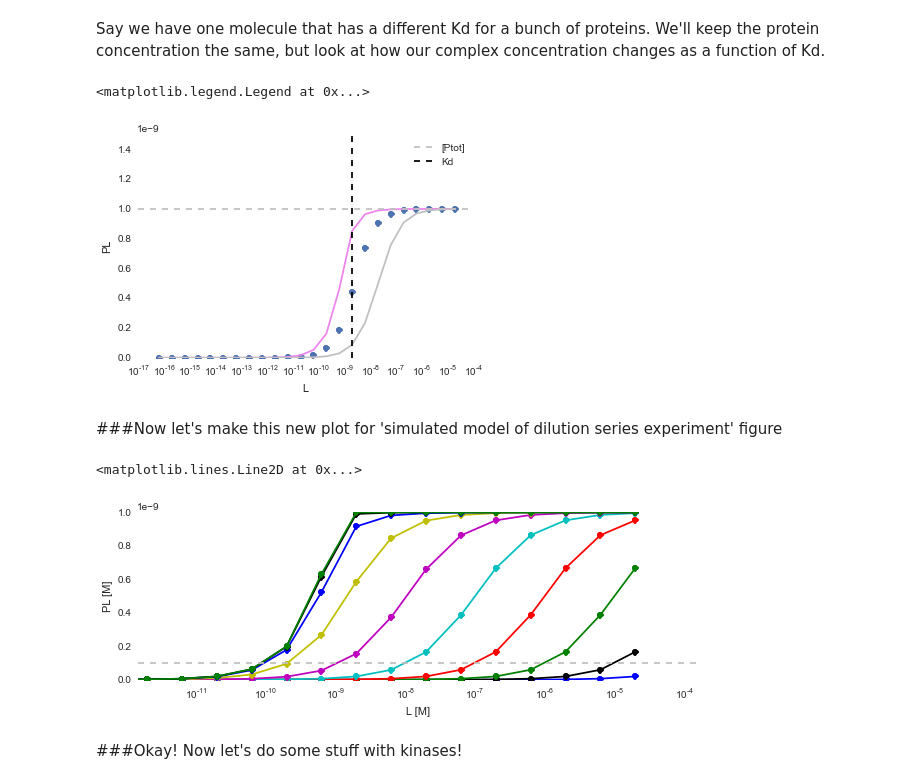
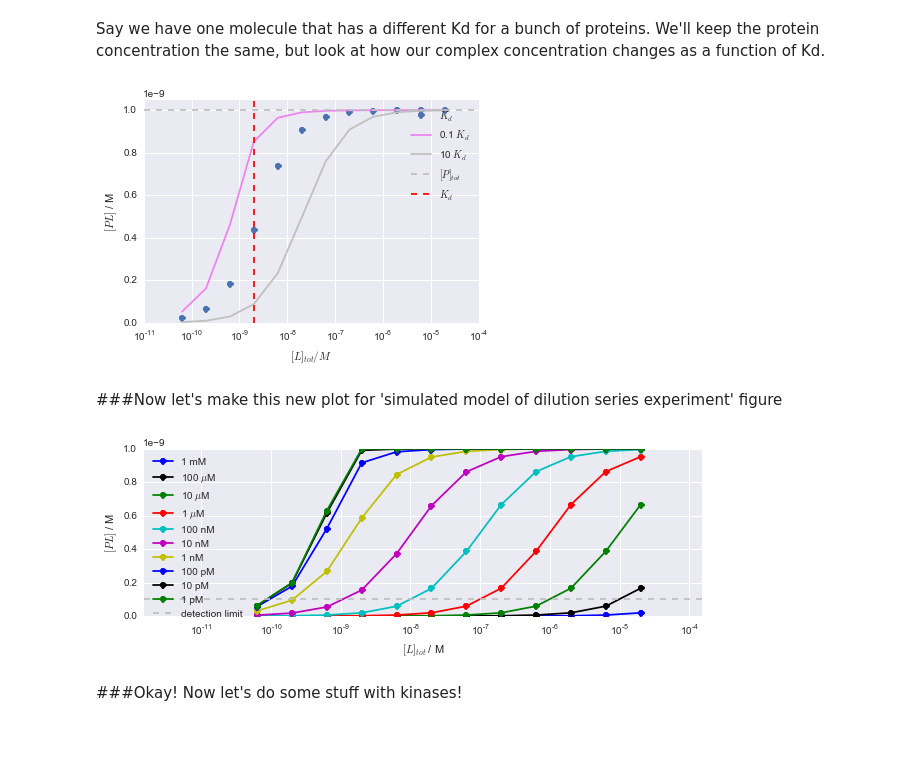
Before and after one commit to choderalab/assaytools, a Jupyter notebook: examples/binding-assay-modeling/Just Modeling - Two Component Binding.ipynb, the cells around one changed output. Drawn from its saved outputs; the diff is of its cells as text; code cells hidden in the pictures; blank space fills up the shorter version.

```diff
--- a/examples/binding-assay-modeling/Just Modeling - Two Component Binding.ipynb
+++ b/examples/binding-assay-modeling/Just Modeling - Two Component Binding.ipynb
@@ -38,3 +38,3 @@ The ligand concentration will be in half log dilution from 20 uM ligand.
 # %%
-Ltot = 20.0e-6 / np.array([10**(float(i)/2.0) for i in range(24)])
+Ltot = 20.0e-6 / np.array([10**(float(i)/2.0) for i in range(12)]) # M
 # %% [markdown]
@@ -157,18 +148,19 @@ Say we have one molecule that has a different Kd for a bunch of proteins. We'll
 # %%
 # y will be complex concentration
 # x will be total ligand concentration
-plt.semilogx(Ltot,PL,'o',Ltot,PL4,'violet',Ltot,PL5,'.75')
-plt.xlabel('L')
-plt.ylabel('PL')
-plt.ylim(0,1.5e-9)
-plt.axhline(Ptot,color='0.75',linestyle='--',label='[Ptot]')
+plt.semilogx(Ltot,PL,'o',label='$K_d$');
+plt.semilogx(Ltot,PL4,'violet',label='0.1 $K_d$');
+plt.semilogx(Ltot,PL5,'.75',label='10 $K_d$')
+plt.xlabel('$[L]_{tot} / M$')
+plt.ylabel('$[PL]$ / M')
+plt.ylim(0,1.05e-9)
+plt.axhline(Ptot,color='0.75',linestyle='--',label='$[P]_{tot}$')
 #plt.axvline(Kd/10,color='violet',label='Kd/10')
 #plt.axvline(Kd*10,color='.75',label='Kd*10')
-plt.axvline(Kd,color='k',linestyle='--',label='Kd')
-plt.legend()
+plt.axvline(Kd,color='r',linestyle='--',label='$K_d$')
+plt.legend();
 # %% [output]
-<matplotlib.legend.Legend at 0x...>
-[figure, old version]
+[figure, new version]
 # %% [markdown]
 ###Now let's make this new plot for 'simulated model of dilution series experiment' figure
 # %%
@@ -189,17 +181,23 @@ Kd_max = 1e-3
 # y will be complex concentration
 # x will be total ligand concentration
 plt.figure(figsize=(10,3))
-plt.semilogx(Ltot,PLa,'-bo',Ltot,PLb,'-ko',Ltot,PLc,'-go',Ltot,PLd,'-ro',Ltot,PLe,'-co',Ltot,PLf,'-mo',Ltot,PLg,'-yo',Ltot,PLh,'-bo',Ltot,PLi,'-ko',Ltot,PLj,'-go')
-plt.xlabel('L [M]')
-plt.ylabel('PL [M]')
+plt.semilogx(Ltot,PLa,'-bo',label='1 mM');
+plt.semilogx(Ltot,PLb,'-ko',label='100 $\mu$M');
+plt.semilogx(Ltot,PLc,'-go',label='10 $\mu$M');
+plt.semilogx(Ltot,PLd,'-ro',label='1 $\mu$M');
+plt.semilogx(Ltot,PLe,'-co',label='100 nM');
+plt.semilogx(Ltot,PLf,'-mo',label='10 nM');
+plt.semilogx(Ltot,PLg,'-yo',label='1 nM');
+plt.semilogx(Ltot,PLh,'-bo',label='100 pM');
+plt.semilogx(Ltot,PLi,'-ko',label='10 pM');
+plt.semilogx(Ltot,PLj,'-go',label='1 pM');
+plt.xlabel('$[L]_{tot}$ / M')
+plt.ylabel('$[PL]$ / M')
 plt.xlim(1.5e-12,1.5e-4)
-plt.axhline(0.1e-9,color='0.75',linestyle='--')
-#plt.legend(['-bo','-ko'],["test1","test2"])
-
-#plt.text(.1,0.1,'detection limit')
+plt.axhline(0.1e-9,color='0.75',linestyle='--',label='detection limit');
+plt.legend(loc=0);
 # %% [output]
-<matplotlib.lines.Line2D at 0x...>
-[figure, old version]
+[figure, new version]
 # %% [markdown]
 ###Okay! Now let's do some stuff with kinases!
 # %% [markdown]
```
Also changed, not shown: parts of 25 cells of this notebook.
